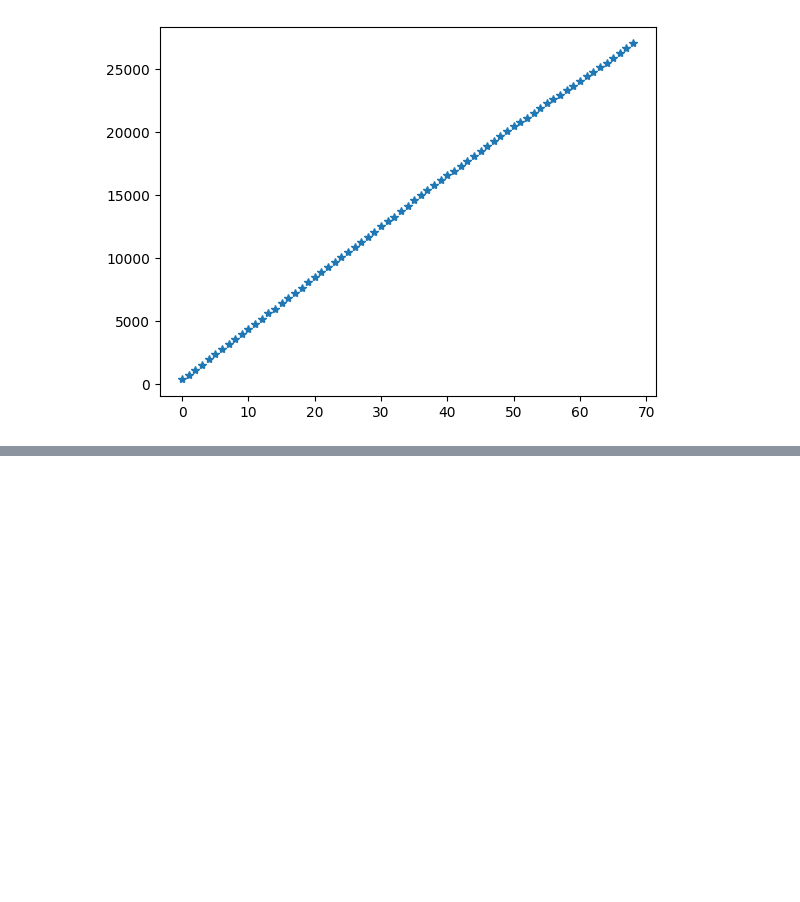
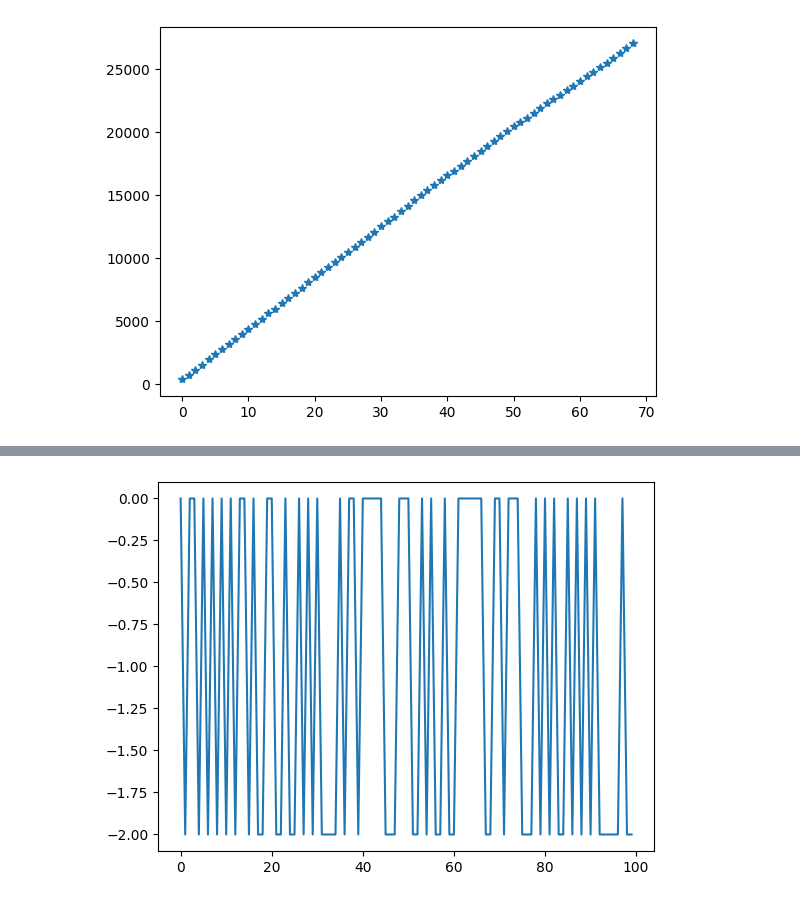
Before and after one commit to wtoslac/EosAnalyses, a Jupyter notebook: Wing/MuonReadoutDAQSync.ipynb, the cells around one changed output, grey strips where cells are left out. Drawn from its saved outputs; the diff is of its cells as text; code cells hidden in the pictures; blank space fills up the shorter version.

```diff
--- a/Wing/MuonReadoutDAQSync.ipynb
+++ b/Wing/MuonReadoutDAQSync.ipynb
@@ -53,0 +163,5 @@ PTB timestamps  (85 entries):
+# %%
+plt.plot(muon_timestamps[-100:]-ptb_timestamps[-100:])
+plt.show()
+# %% [output]
+[figure, added]
```
Also changed, not shown: parts of 7 cells of this notebook.
